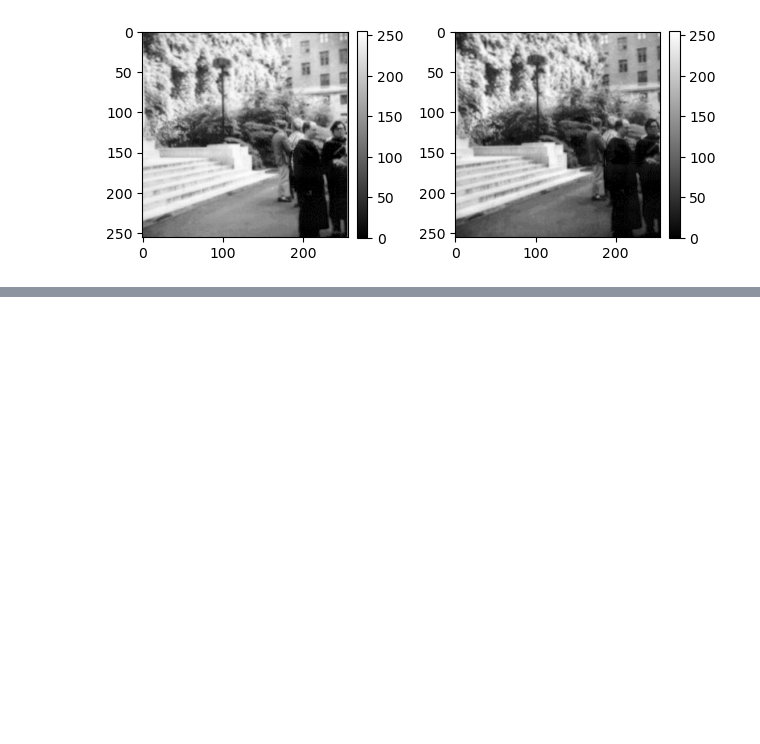
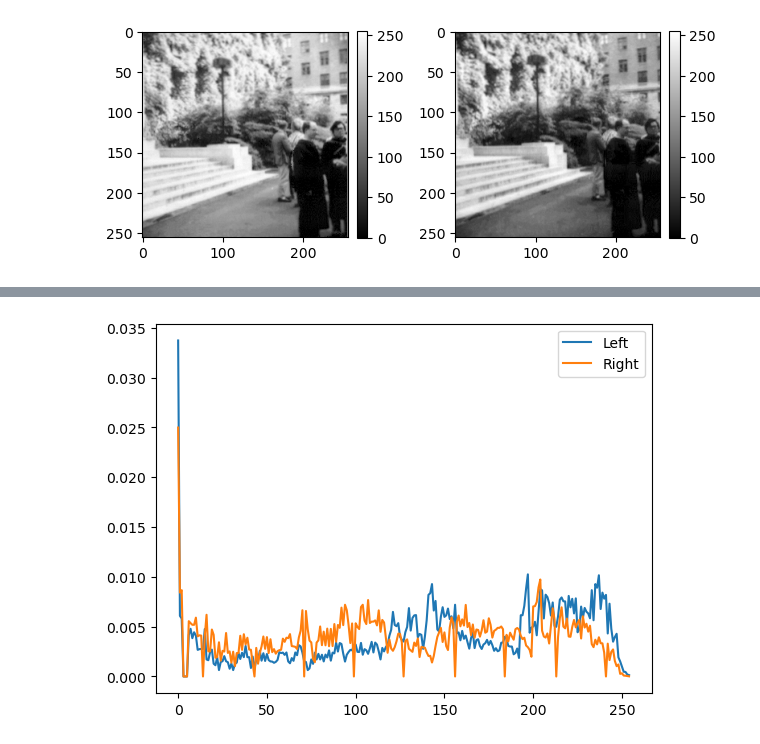
Before and after one commit to kerseviciute/how-does-vision-work, a Jupyter notebook: homework-2.ipynb, the cells around one changed output, grey strips where cells are left out. Cells and saved outputs as stored; diff of their text form; code cells hidden in the pictures; blank space fills up the shorter version.

```diff
--- a/homework-2.ipynb
+++ b/homework-2.ipynb
@@ -61,0 +67,15 @@ plot_left_and_right(left, right)
+# %%
+def probability(x, min_val = 0, max_val = 255):
+    bins = np.linspace(min_val, max_val, num = max_val + 1)
+    return [ bins[:-1], np.histogram(x, bins = bins)[0] / np.size(x) ]
+# %%
+s, p = probability(left)
+plt.plot(s, p, label = "Left")
+
+s, p = probability(right)
+plt.plot(s, p, label = "Right")
+
+plt.legend()
+plt.show()
+# %% [output]
+[figure, added]
```
Also changed, not shown: parts of 10 cells of this notebook.
